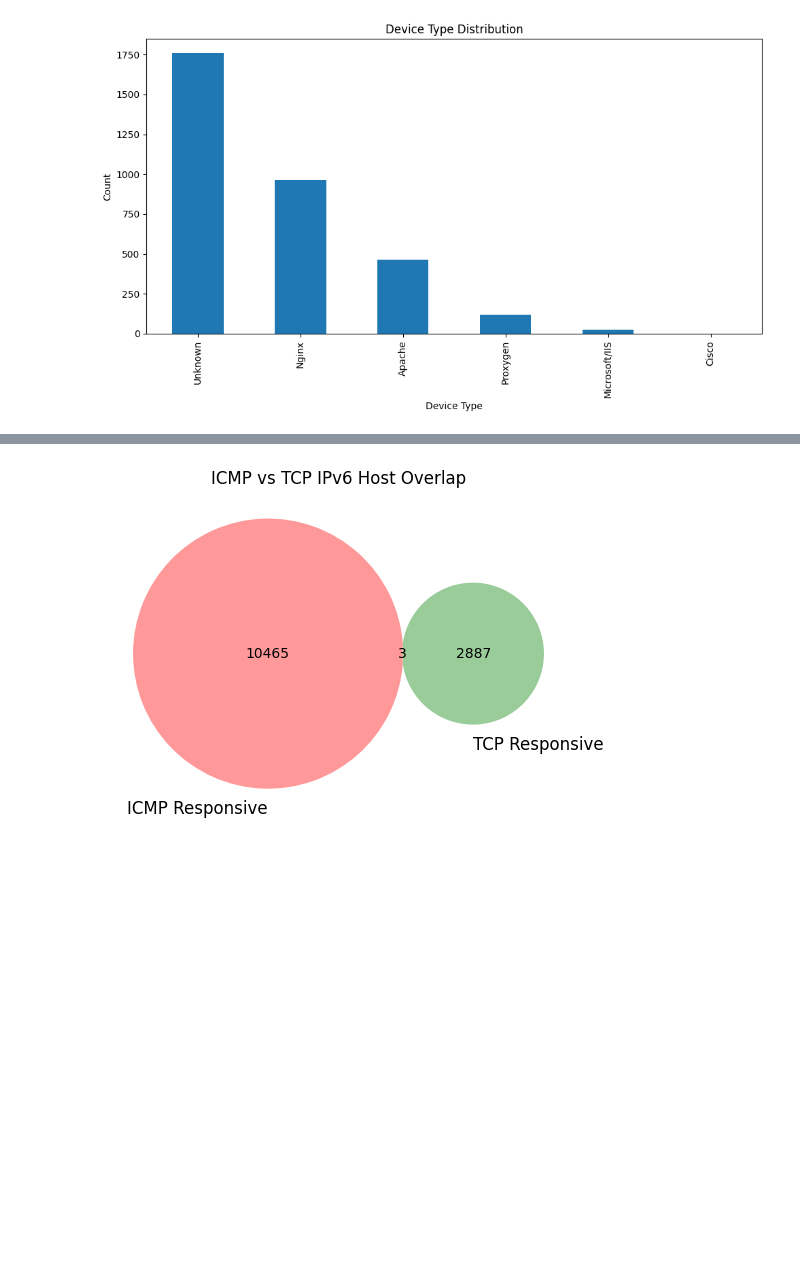
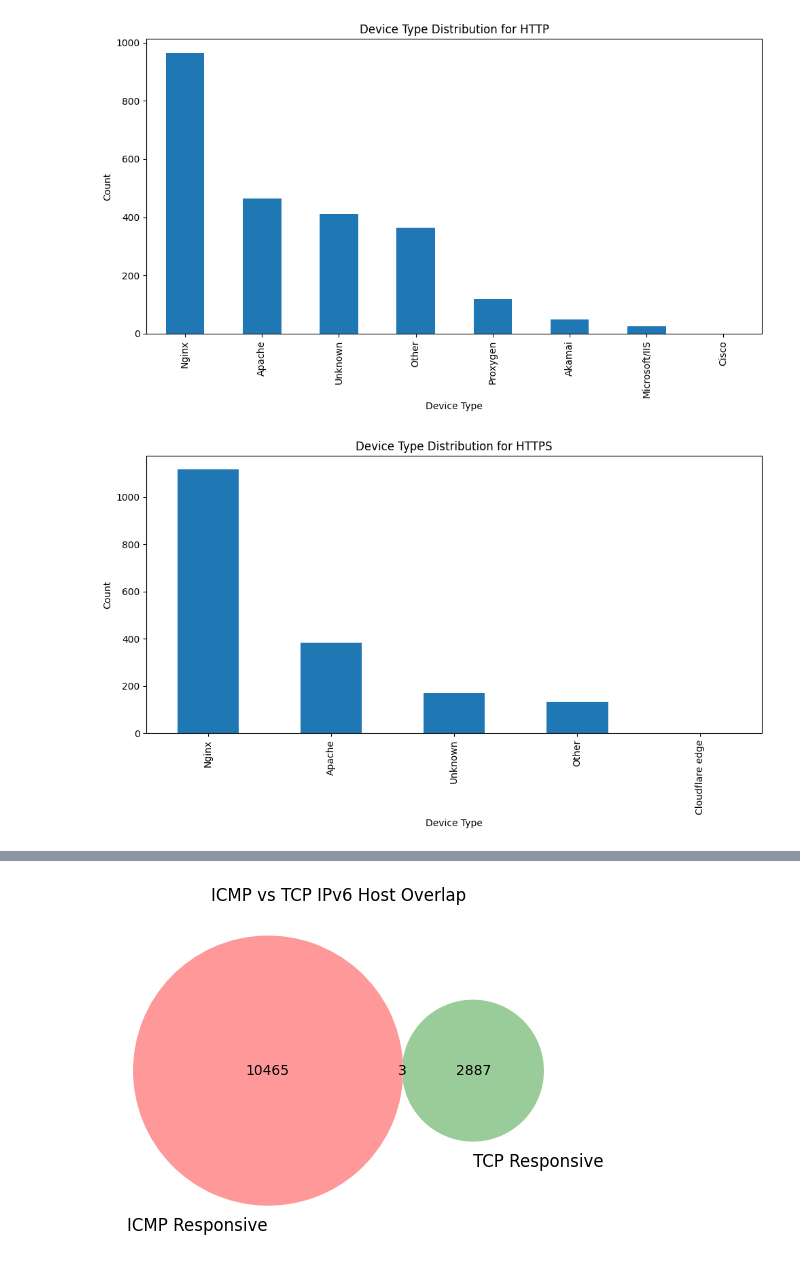
Before and after one commit to shishir03/ipv6-scan-analysis, a Jupyter notebook: csv_plotter.ipynb, the cells around one changed output, grey strips where cells are left out. Drawn from its saved outputs; the diff is of its cells as text; code cells hidden in the pictures; blank space fills up the shorter version.

```diff
--- a/csv_plotter.ipynb
+++ b/csv_plotter.ipynb
@@ -88,17 +78,25 @@ plt.show()
 # %%
-device_types = (
-    good_df['device_type']
-    .fillna("Unknown")
-    .value_counts()
-    .head(20)
-)
+PROTOCOLS = ["http", "https", "ssh", "smtp", "ftp", "imap", "pop3", "telnet"]
 
-plt.figure(figsize=(10,6))
-device_types.plot(kind='bar')
-plt.title("Device Type Distribution")
-plt.xlabel("Device Type")
-plt.ylabel("Count")
-plt.tight_layout()
-plt.show()
+for protocol in PROTOCOLS:
+    filtered_df = good_df[good_df["protocol"] == protocol]
+    if filtered_df.size == 0:
+        continue
+
+    device_types = (
+        filtered_df['device_type']
+        .fillna("Unknown")
+        .value_counts()
+        .head(20)
+    )
+
+    plt.figure(figsize=(10,6))
+    device_types.plot(kind='bar')
+    plt.title(f"Device Type Distribution for {protocol.upper()}")
+    plt.xlabel("Device Type")
+    plt.ylabel("Count")
+    plt.tight_layout()
+    plt.show()
 # %% [output]
-[figure, old version]
+[figure, new version]
+[figure, added]
```
Also changed, not shown: parts of 7 cells of this notebook, 1 other file.
